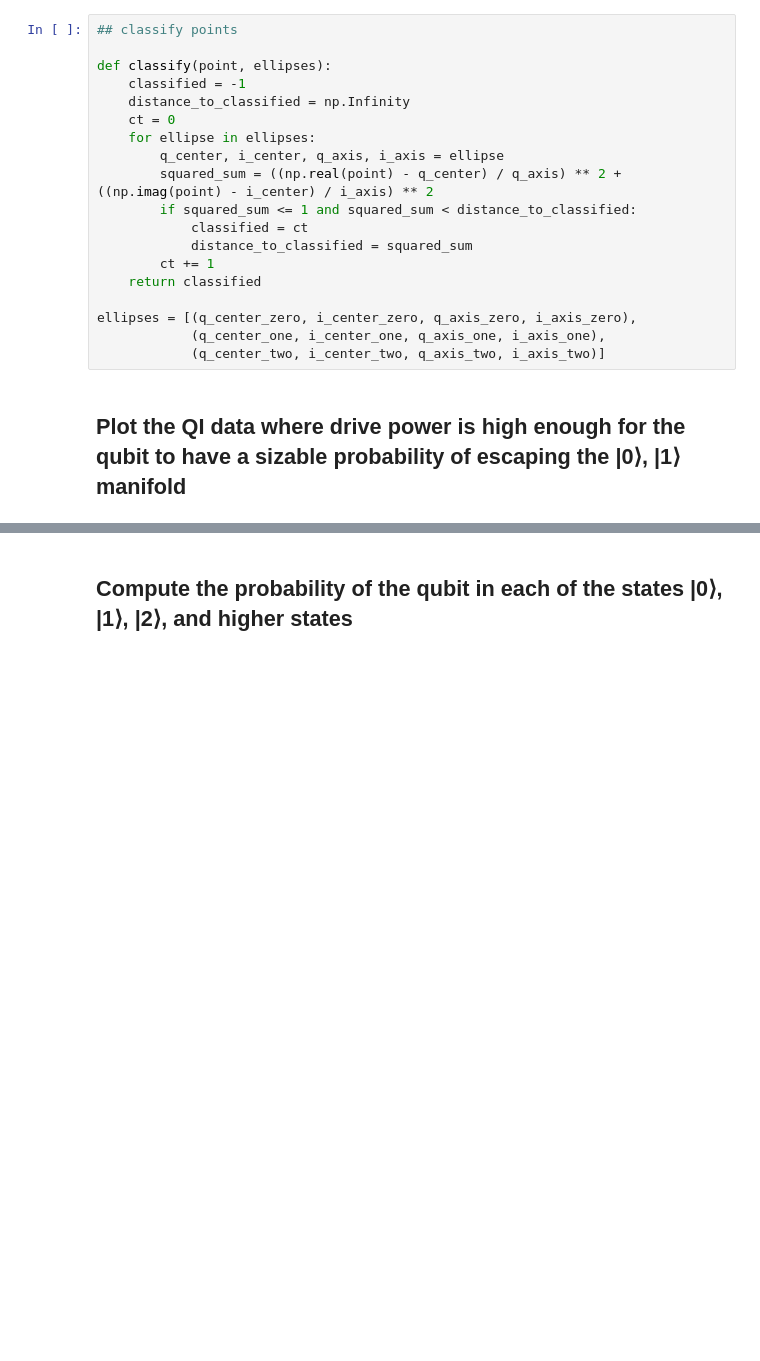
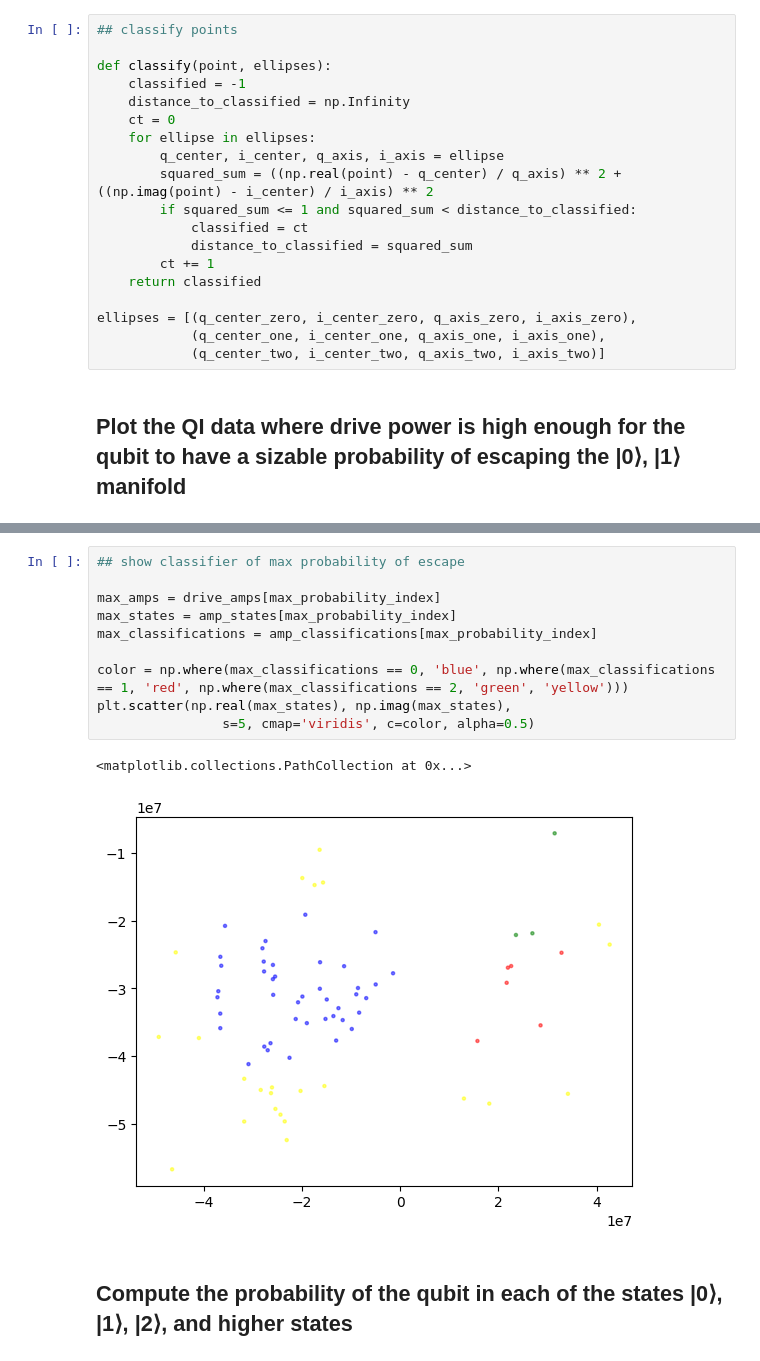
Before and after one commit to drewcurran/ECE396_Project, a Jupyter notebook: Beyond the Two-Level System.ipynb, the cells around one changed output, grey strips where cells are left out. Drawn from its saved outputs; the diff is of its cells as text; blank space fills up the shorter version.

```diff
--- a/Beyond the Two-Level System.ipynb
+++ b/Beyond the Two-Level System.ipynb
@@ -864,2 +876,15 @@ IndexError: index 1 is out of bounds for axis 0 with size 1
+# %%
+## show classifier of max probability of escape
+
+max_amps = drive_amps[max_probability_index]
+max_states = amp_states[max_probability_index]
+max_classifications = amp_classifications[max_probability_index]
+
+color = np.where(max_classifications == 0, 'blue', np.where(max_classifications == 1, 'red', np.where(max_classifications == 2, 'green', 'yellow')))
+plt.scatter(np.real(max_states), np.imag(max_states),
+                s=5, cmap='viridis', c=color, alpha=0.5)
+# %% [output]
+<matplotlib.collections.PathCollection at 0x...>
+[figure, added]
 # %% [markdown]
 ## Compute the probability of the qubit in each of the states |0⟩, |1⟩, |2⟩, and higher states
```
Also changed, not shown: parts of 5 cells of this notebook.
